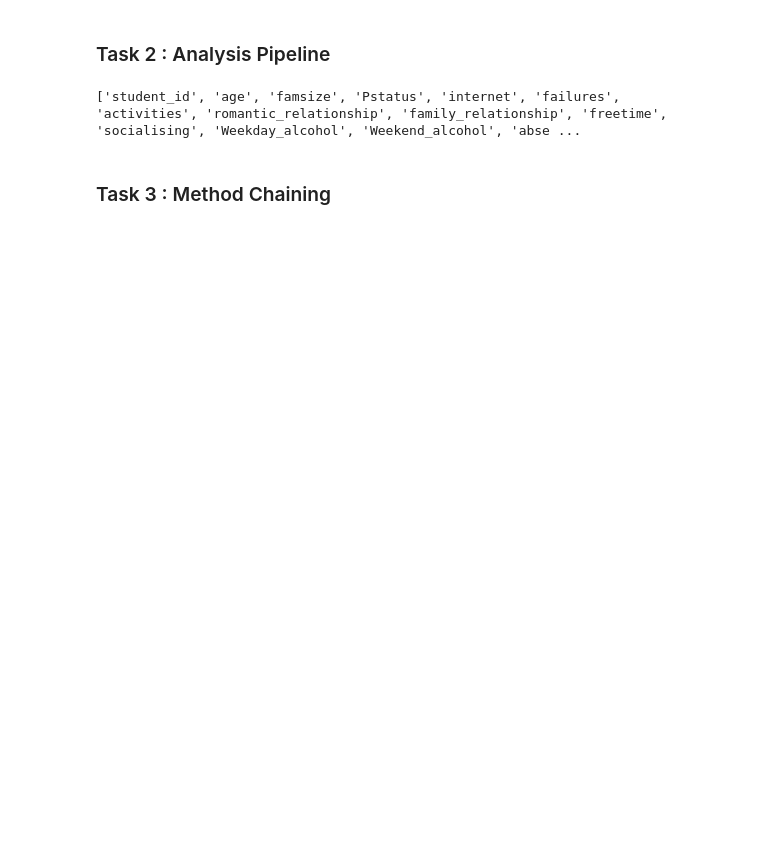
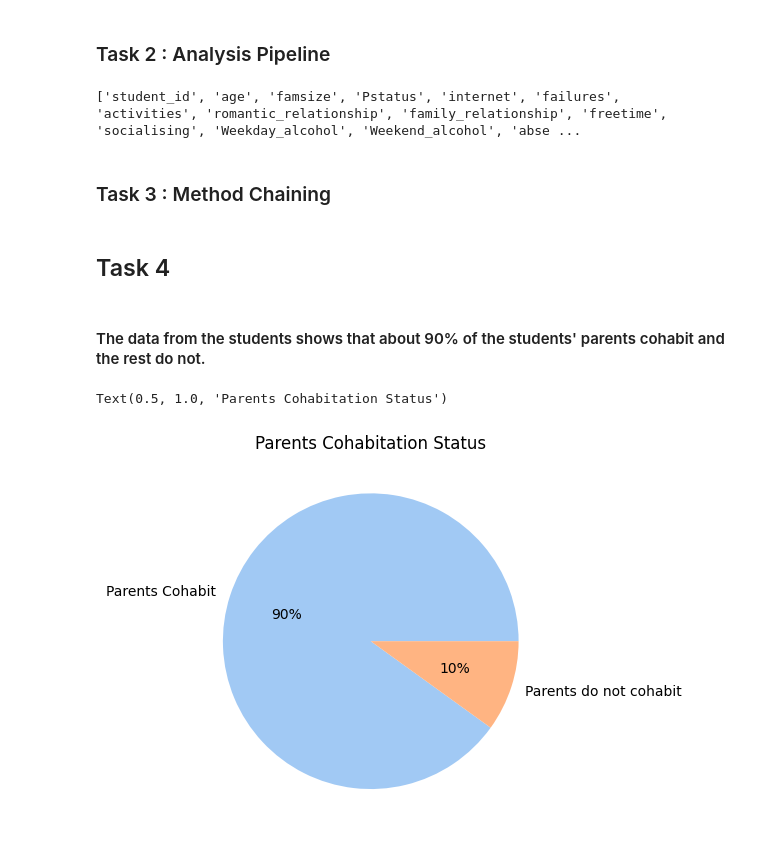
Before and after one commit to ubco-W2022T1-cosc301/project-group33, a Jupyter notebook: notebooks/analysis3.ipynb, the cells around one changed output. Cells and saved outputs as stored; diff of their text form; code cells hidden in the pictures; blank space fills up the shorter version.

Commit message:
completed task 4

```diff
--- a/notebooks/analysis3.ipynb
+++ b/notebooks/analysis3.ipynb
@@ -114,6 +119,9 @@ data_cleaned = data_cleaned.drop(['G1.x','G2.x','G3.x'],axis=1)
 data_cleaned['por_avg'] = (data_cleaned['G1.y']+data_cleaned['G2.y']+data_cleaned['G3.y'])/3
 data_cleaned = data_cleaned.drop(['G1.y','G2.y','G3.y'],axis=1)
 
+# storing the avergage of alcohol consumption over the entire week
+data_cleaned['alc_avg']=(data_cleaned['Walc.x']+data_cleaned['Dalc.x'])/2
+
 # renaming 'unnamed: 0' to student_id
 data_cleaned = data_cleaned.rename(columns={'Unnamed: 0':'student_id', 'failures.x':'failures', 'activities.x':'activities', 'romantic.x':'romantic_relationship','Walc.x':'Weekend_alcohol','Dalc.x':'Weekday_alcohol', 'famrel.x':'family_relationship','freetime.x':'freetime','goout.x':'socialising','absences.x':'absence'})
 print(data_cleaned.columns.values.tolist())
@@ -137,3 +146,14 @@ def load_and_process(url_or_path):
     )
 
     return df3
+# %% [markdown]
+## Task 4
+# %% [markdown]
+#### The data from the students shows that about 90% of the students' parents cohabit and the rest do not.
+# %%
+colors = sns.color_palette('pastel')
+plt.pie(data_cleaned['Pstatus'].value_counts(),colors=colors,autopct='%.0f%%',labels=['Parents Cohabit','Parents do not cohabit'])
+plt.title('Parents Cohabitation Status')
+# %% [output]
+Text(0.5, 1.0, 'Parents Cohabitation Status')
+[figure, added]
```
Also changed, not shown: parts of 16 cells of this notebook.
